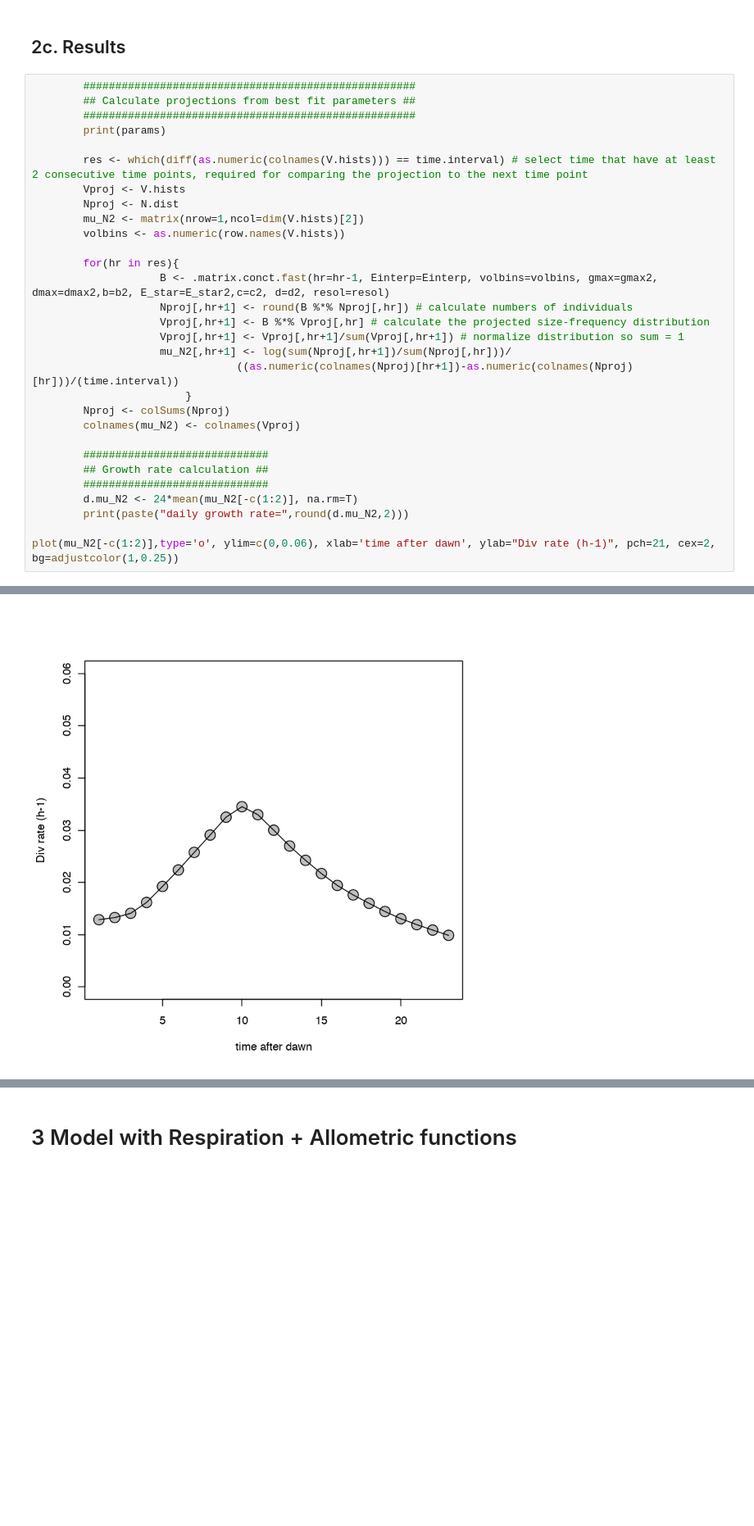
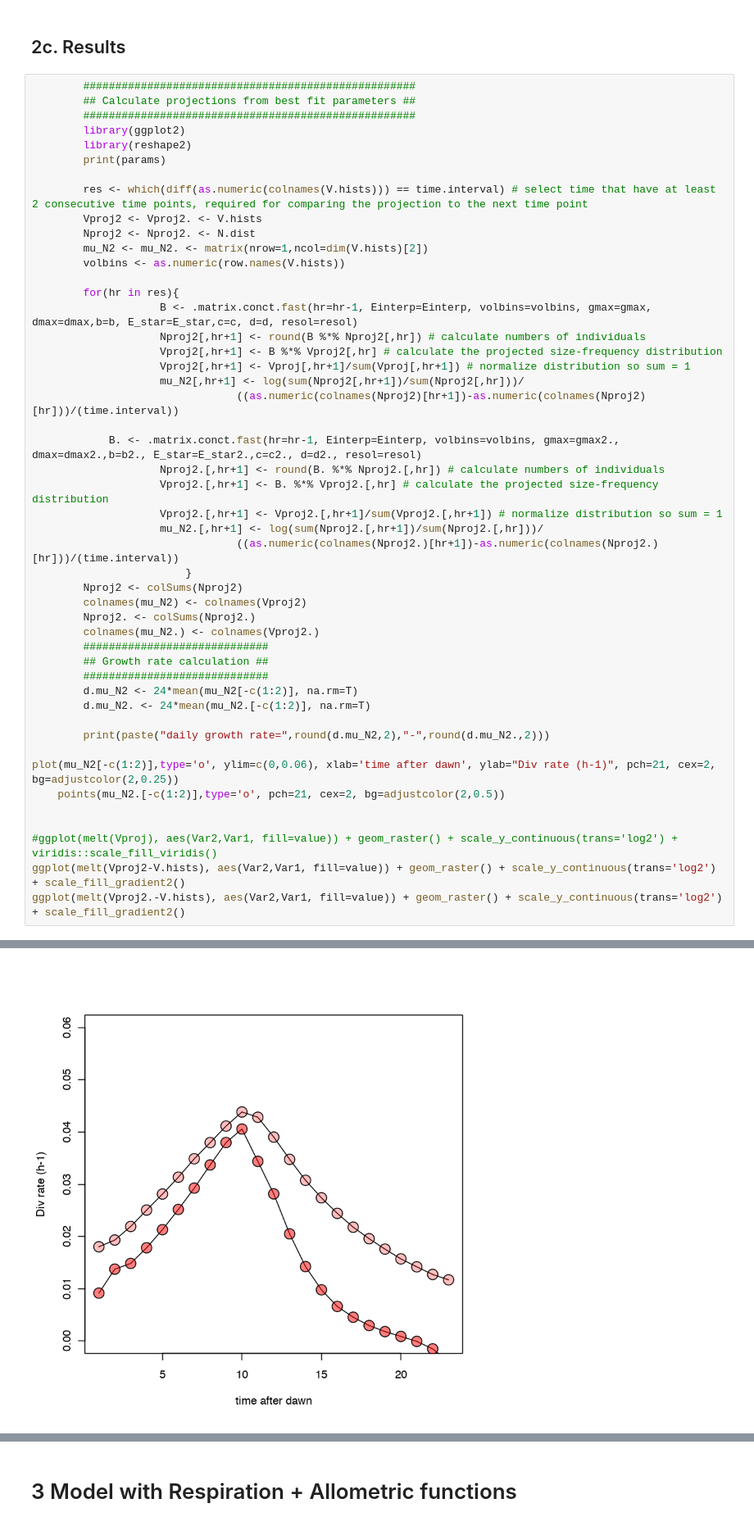
Before and after one commit to fribalet/ssPopModel, a Jupyter notebook: inst/ssMatrixModel_tests.ipynb, the cells around one changed output, grey strips where cells are left out. Shown at 82% size. Cells and saved outputs as stored; diff of their text form; blank space fills up the shorter version.

```diff
--- a/inst/ssMatrixModel_tests.ipynb
+++ b/inst/ssMatrixModel_tests.ipynb
@@ -441,30 +517,48 @@ Iteration: 160 bestvalit: 4.727411 bestmemit:    0.145695    0.026896    4.62092
 		####################################################
 		## Calculate projections from best fit parameters ##
 		####################################################
+        library(ggplot2)
+        library(reshape2)
 		print(params)
 
 		res <- which(diff(as.numeric(colnames(V.hists))) == time.interval) # select time that have at least 2 consecutive time points, required for comparing the projection to the next time point
-		Vproj <- V.hists
-		Nproj <- N.dist
-		mu_N2 <- matrix(nrow=1,ncol=dim(V.hists)[2])
+		Vproj2 <- Vproj2. <- V.hists
+		Nproj2 <- Nproj2. <- N.dist
+		mu_N2 <- mu_N2. <- matrix(nrow=1,ncol=dim(V.hists)[2])
 		volbins <- as.numeric(row.names(V.hists))
 
 		for(hr in res){
-					B <- .matrix.conct.fast(hr=hr-1, Einterp=Einterp, volbins=volbins, gmax=gmax2, dmax=dmax2,b=b2, E_star=E_star2,c=c2, d=d2, resol=resol)
-					Nproj[,hr+1] <- round(B %*% Nproj[,hr]) # calculate numbers of individuals
-					Vproj[,hr+1] <- B %*% Vproj[,hr] # calculate the projected size-frequency distribution
-					Vproj[,hr+1] <- Vproj[,hr+1]/sum(Vproj[,hr+1]) # normalize distribution so sum = 1
-					mu_N2[,hr+1] <- log(sum(Nproj[,hr+1])/sum(Nproj[,hr]))/
-								((as.numeric(colnames(Nproj)[hr+1])-as.numeric(colnames(Nproj)[hr]))/(time.interval))
+					B <- .matrix.conct.fast(hr=hr-1, Einterp=Einterp, volbins=volbins, gmax=gmax, dmax=dmax,b=b, E_star=E_star,c=c, d=d, resol=resol)
+                    Nproj2[,hr+1] <- round(B %*% Nproj2[,hr]) # calculate numbers of individuals
+					Vproj2[,hr+1] <- B %*% Vproj2[,hr] # calculate the projected size-frequency distribution
+					Vproj2[,hr+1] <- Vproj[,hr+1]/sum(Vproj[,hr+1]) # normalize distribution so sum = 1
+					mu_N2[,hr+1] <- log(sum(Nproj2[,hr+1])/sum(Nproj2[,hr]))/
+								((as.numeric(colnames(Nproj2)[hr+1])-as.numeric(colnames(Nproj2)[hr]))/(time.interval))
+
+            B. <- .matrix.conct.fast(hr=hr-1, Einterp=Einterp, volbins=volbins, gmax=gmax2., dmax=dmax2.,b=b2., E_star=E_star2.,c=c2., d=d2., resol=resol)
+                    Nproj2.[,hr+1] <- round(B. %*% Nproj2.[,hr]) # calculate numbers of individuals
+					Vproj2.[,hr+1] <- B. %*% Vproj2.[,hr] # calculate the projected size-frequency distribution
+					Vproj2.[,hr+1] <- Vproj2.[,hr+1]/sum(Vproj2.[,hr+1]) # normalize distribution so sum = 1
+					mu_N2.[,hr+1] <- log(sum(Nproj2.[,hr+1])/sum(Nproj2.[,hr]))/
+								((as.numeric(colnames(Nproj2.)[hr+1])-as.numeric(colnames(Nproj2.)[hr]))/(time.interval))
 						}
-		Nproj <- colSums(Nproj)
-		colnames(mu_N2) <- colnames(Vproj)
-
+		Nproj2 <- colSums(Nproj2)
+		colnames(mu_N2) <- colnames(Vproj2)
+		Nproj2. <- colSums(Nproj2.)
+		colnames(mu_N2.) <- colnames(Vproj2.)
 		#############################
 		## Growth rate calculation ##
 		#############################
 		d.mu_N2 <- 24*mean(mu_N2[-c(1:2)], na.rm=T)
-		print(paste("daily growth rate=",round(d.mu_N2,2)))
+		d.mu_N2. <- 24*mean(mu_N2.[-c(1:2)], na.rm=T)
 
-plot(mu_N2[-c(1:2)],type='o', ylim=c(0,0.06), xlab='time after dawn', ylab="Div rate (h-1)", pch=21, cex=2, bg=adjustcolor(1,0.25))
+		print(paste("daily growth rate=",round(d.mu_N2,2),"-",round(d.mu_N2.,2)))
+
+plot(mu_N2[-c(1:2)],type='o', ylim=c(0,0.06), xlab='time after dawn', ylab="Div rate (h-1)", pch=21, cex=2, bg=adjustcolor(2,0.25))
+    points(mu_N2.[-c(1:2)],type='o', pch=21, cex=2, bg=adjustcolor(2,0.5))
+
+
+#ggplot(melt(Vproj), aes(Var2,Var1, fill=value)) + geom_raster() + scale_y_continuous(trans='log2') + viridis::scale_fill_viridis()
+ggplot(melt(Vproj2-V.hists), aes(Var2,Var1, fill=value)) + geom_raster() + scale_y_continuous(trans='log2') + scale_fill_gradient2()
+ggplot(melt(Vproj2.-V.hists), aes(Var2,Var1, fill=value)) + geom_raster() + scale_y_continuous(trans='log2') + scale_fill_gradient2()
 # %% [output]
@@ -474 +568 @@ plot(mu_N2[-c(1:2)],type='o', ylim=c(0,0.06), xlab='time after dawn', ylab="Div
-[figure, old version]
+[figure, new version]
```
Also changed, not shown: parts of 28 cells of this notebook.
